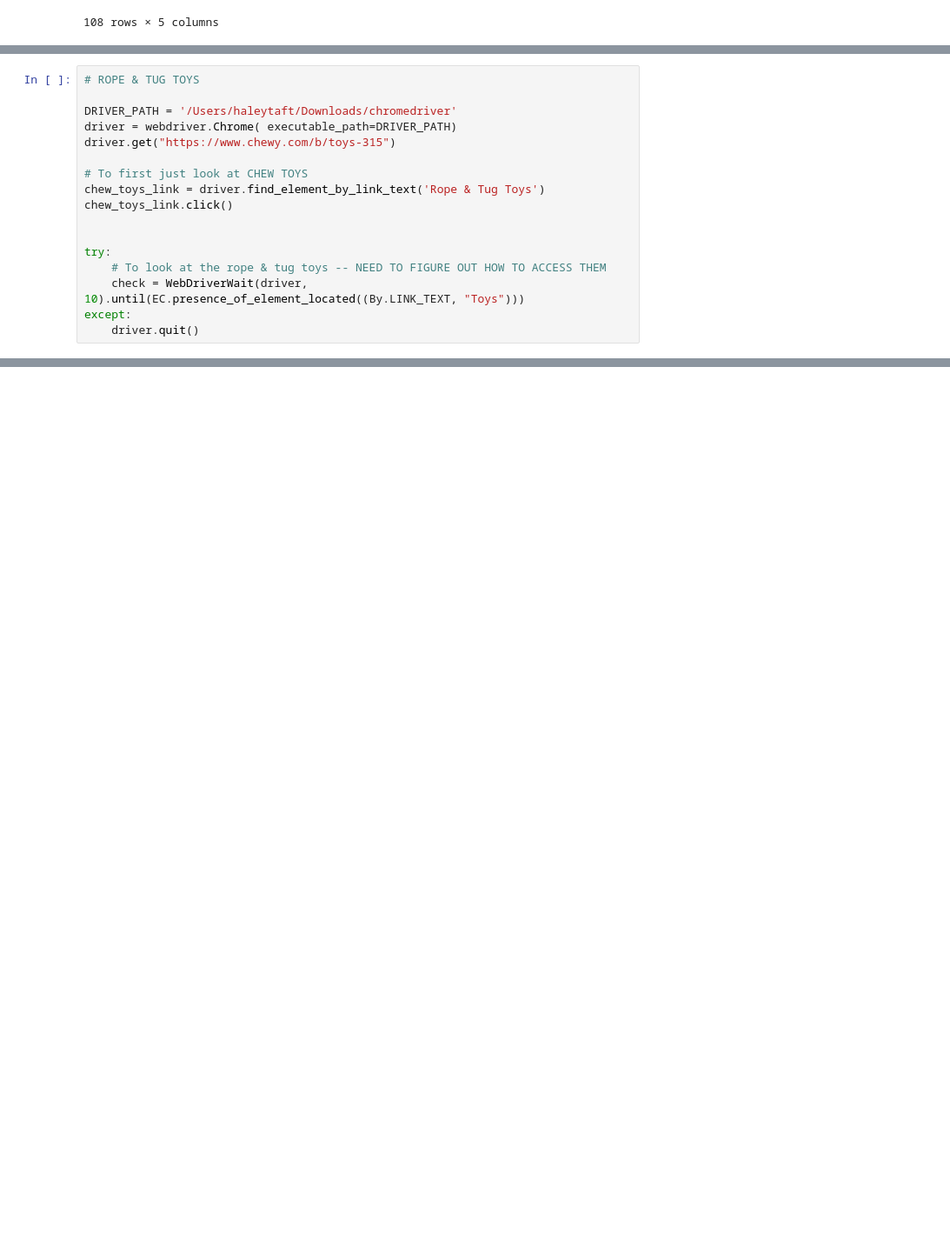
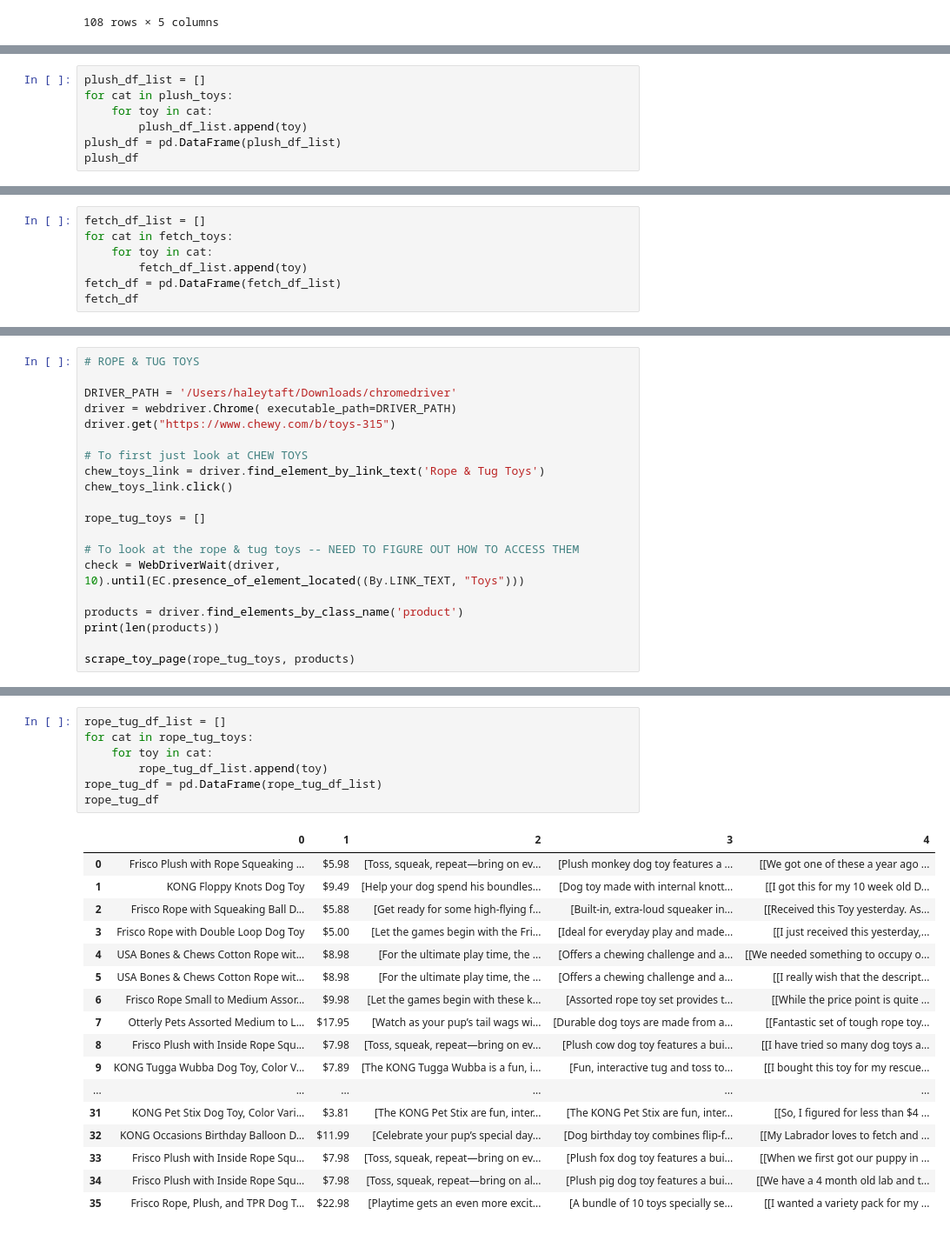
Before and after one commit to haleytaft/capstone, a Jupyter notebook: data-collection.ipynb, the cells around one changed output, grey strips where cells are left out. Shown: that part at 87% size. Drawn from its saved outputs; the diff is of its cells as text; blank space fills up the shorter version.

```diff
--- a/data-collection.ipynb
+++ b/data-collection.ipynb
@@ -327,0 +355,7 @@ driver.get('https://www.chewy.com/b/plush-toys-320')
+# %%
+plush_df_list = []
+for cat in plush_toys:
+    for toy in cat:
+        plush_df_list.append(toy)
+plush_df = pd.DataFrame(plush_df_list)
+plush_df
@@ -441,0 +443,7 @@ fetch_toys.append(stick_toys)
+# %%
+fetch_df_list = []
+for cat in fetch_toys:
+    for toy in cat:
+        fetch_df_list.append(toy)
+fetch_df = pd.DataFrame(fetch_df_list)
+fetch_df
@@ -450,9 +472,12 @@ driver.get("https://www.chewy.com/b/toys-315")
 chew_toys_link = driver.find_element_by_link_text('Rope & Tug Toys')
 chew_toys_link.click()
 
+rope_tug_toys = []
 
-try:
-    # To look at the rope & tug toys -- NEED TO FIGURE OUT HOW TO ACCESS THEM
-    check = WebDriverWait(driver, 10).until(EC.presence_of_element_located((By.LINK_TEXT, "Toys")))
-except:
-    driver.quit()
+# To look at the rope & tug toys -- NEED TO FIGURE OUT HOW TO ACCESS THEM
+check = WebDriverWait(driver, 10).until(EC.presence_of_element_located((By.LINK_TEXT, "Toys")))
+
+products = driver.find_elements_by_class_name('product')
+print(len(products))
+
+scrape_toy_page(rope_tug_toys, products)
@@ -459,3 +486,28 @@ except:
+# %%
+rope_tug_df_list = []
+for cat in rope_tug_toys:
+    for toy in cat:
+        rope_tug_df_list.append(toy)
+rope_tug_df = pd.DataFrame(rope_tug_df_list)
+rope_tug_df
+# %% [output]
+|  | 0 | 1 | 2 | 3 | 4 |
+| 0 | Frisco Plush with Rope Squeaking ... | $5.98 | [Toss, squeak, repeat—bring on ev... | [Plush monkey dog toy features a ... | [[We got one of these a year ago ... |
+| 1 | KONG Floppy Knots Dog Toy | $9.49 | [Help your dog spend his boundles... | [Dog toy made with internal knott... | [[I got this for my 10 week old D... |
+| 2 | Frisco Rope with Squeaking Ball D... | $5.88 | [Get ready for some high-flying f... | [Built-in, extra-loud squeaker in... | [[Received this Toy yesterday. As... |
+| 3 | Frisco Rope with Double Loop Dog Toy | $5.00 | [Let the games begin with the Fri... | [Ideal for everyday play and made... | [[I just received this yesterday,... |
+| 4 | USA Bones & Chews Cotton Rope wit... | $8.98 | [For the ultimate play time, the ... | [Offers a chewing challenge and a... | [[We needed something to occupy o... |
+| 5 | USA Bones & Chews Cotton Rope wit... | $8.98 | [For the ultimate play time, the ... | [Offers a chewing challenge and a... | [[I really wish that the descript... |
+| 6 | Frisco Rope Small to Medium Assor... | $9.98 | [Let the games begin with these k... | [Assorted rope toy set provides t... | [[While the price point is quite ... |
+| 7 | Otterly Pets Assorted Medium to L... | $17.95 | [Watch as your pup’s tail wags wi... | [Durable dog toys are made from a... | [[Fantastic set of tough rope toy... |
+| 8 | Frisco Plush with Inside Rope Squ... | $7.98 | [Toss, squeak, repeat—bring on ev... | [Plush cow dog toy features a bui... | [[I have tried so many dog toys a... |
+| 9 | KONG Tugga Wubba Dog Toy, Color V... | $7.89 | [The KONG Tugga Wubba is a fun, i... | [Fun, interactive tug and toss to... | [[I bought this toy for my rescue... |
+| ... | ... | ... | ... | ... | ... |
+| 31 | KONG Pet Stix Dog Toy, Color Vari... | $3.81 | [The KONG Pet Stix are fun, inter... | [The KONG Pet Stix are fun, inter... | [[So, I figured for less than $4 ... |
+| 32 | KONG Occasions Birthday Balloon D... | $11.99 | [Celebrate your pup’s special day... | [Dog birthday toy combines flip-f... | [[My Labrador loves to fetch and ... |
+| 33 | Frisco Plush with Inside Rope Squ... | $7.98 | [Toss, squeak, repeat—bring on ev... | [Plush fox dog toy features a bui... | [[When we first got our puppy in ... |
+| 34 | Frisco Plush with Inside Rope Squ... | $7.98 | [Toss, squeak, repeat—bring on al... | [Plush pig dog toy features a bui... | [[We have a 4 month old lab and t... |
+| 35 | Frisco Rope, Plush, and TPR Dog T... | $22.98 | [Playtime gets an even more excit... | [A bundle of 10 toys specially se... | [[I wanted a variety pack for my ... |
 # %%
 # INTERACTIVE TOYS
 
```
Also changed, not shown: parts of 10 cells of this notebook.
